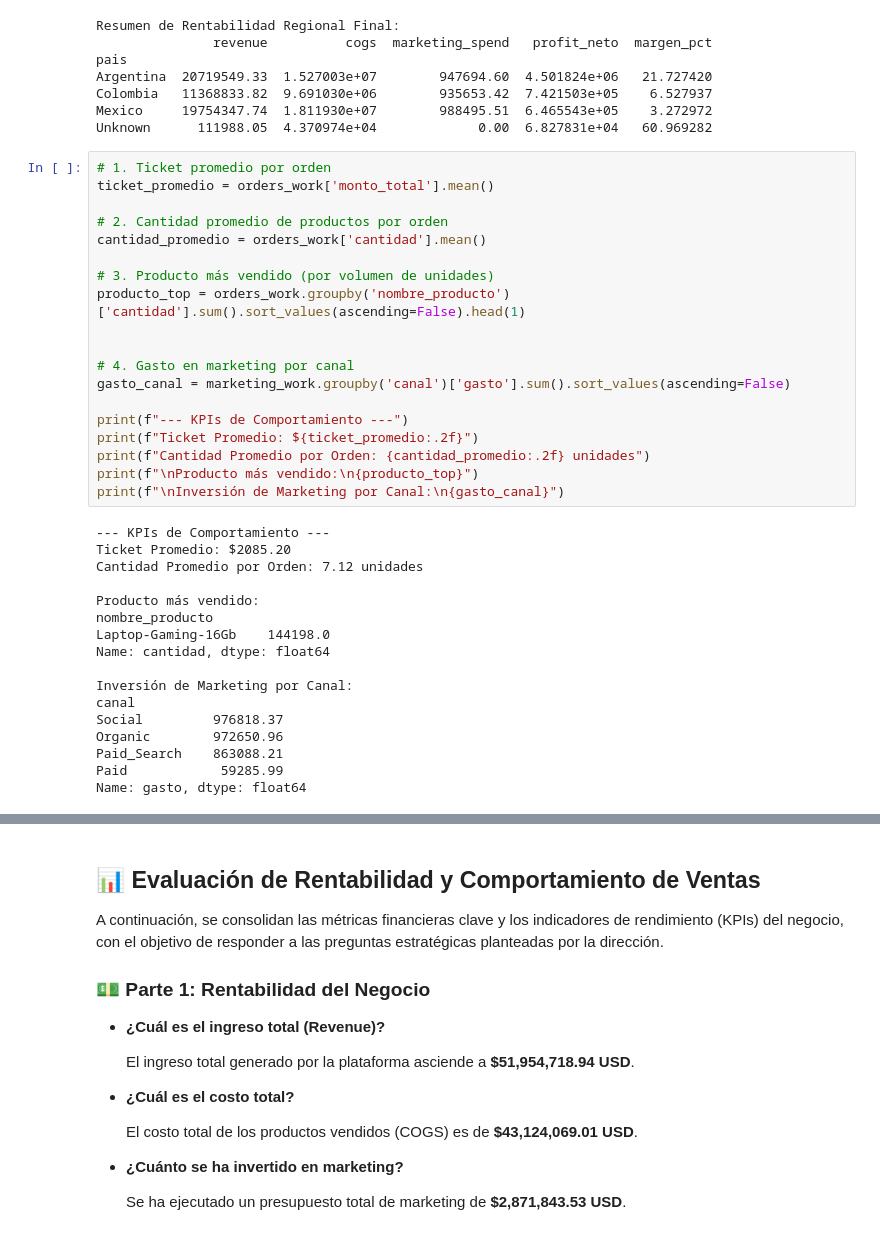
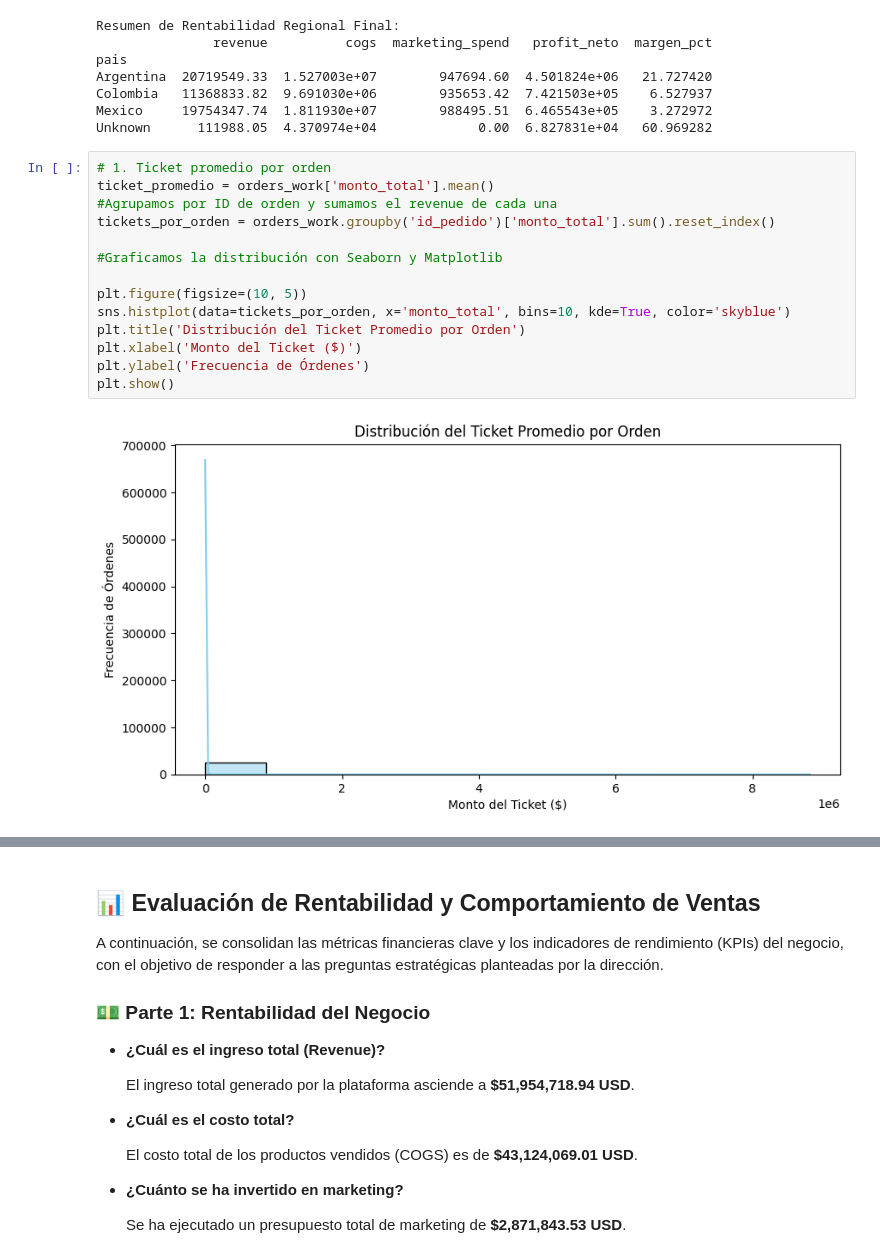
Before and after one commit to FerAponte/rappiplus-business-analytics, a Jupyter notebook: notebooks/RappiPlus_Data_Analysis.ipynb, the cells around one changed output, grey strips where cells are left out. Cells and saved outputs as stored; diff of their text form.

```diff
--- a/notebooks/RappiPlus_Data_Analysis.ipynb
+++ b/notebooks/RappiPlus_Data_Analysis.ipynb
@@ -560,36 +598,16 @@ Unknown      111988.05  4.370974e+04             0.00  6.827831e+04   60.969282
 # %%
 # 1. Ticket promedio por orden
 ticket_promedio = orders_work['monto_total'].mean()
+#Agrupamos por ID de orden y sumamos el revenue de cada una
+tickets_por_orden = orders_work.groupby('id_pedido')['monto_total'].sum().reset_index()
 
-# 2. Cantidad promedio de productos por orden
-cantidad_promedio = orders_work['cantidad'].mean()
+#Graficamos la distribución con Seaborn y Matplotlib
 
-# 3. Producto más vendido (por volumen de unidades)
-producto_top = orders_work.groupby('nombre_producto')['cantidad'].sum().sort_values(ascending=False).head(1)
-
-
-# 4. Gasto en marketing por canal
-gasto_canal = marketing_work.groupby('canal')['gasto'].sum().sort_values(ascending=False)
-
-print(f"--- KPIs de Comportamiento ---")
-print(f"Ticket Promedio: ${ticket_promedio:.2f}")
-print(f"Cantidad Promedio por Orden: {cantidad_promedio:.2f} unidades")
-print(f"\nProducto más vendido:\n{producto_top}")
-print(f"\nInversión de Marketing por Canal:\n{gasto_canal}")
+plt.figure(figsize=(10, 5))
+sns.histplot(data=tickets_por_orden, x='monto_total', bins=10, kde=True, color='skyblue')
+plt.title('Distribución del Ticket Promedio por Orden')
+plt.xlabel('Monto del Ticket ($)')
+plt.ylabel('Frecuencia de Órdenes')
+plt.show()
 # %% [output]
---- KPIs de Comportamiento ---
-Ticket Promedio: $2085.20
-Cantidad Promedio por Orden: 7.12 unidades
-
-Producto más vendido:
-nombre_producto
-Laptop-Gaming-16Gb    144198.0
-Name: cantidad, dtype: float64
-
-Inversión de Marketing por Canal:
-canal
-Social         976818.37
-Organic        972650.96
-Paid_Search    863088.21
-Paid            59285.99
-Name: gasto, dtype: float64
+[figure, added]
```
Also changed, not shown: parts of 32 cells of this notebook.
